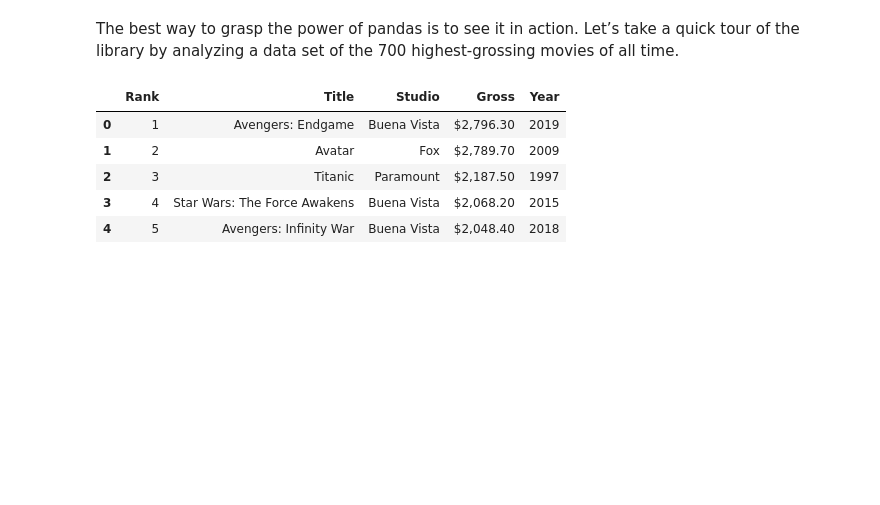
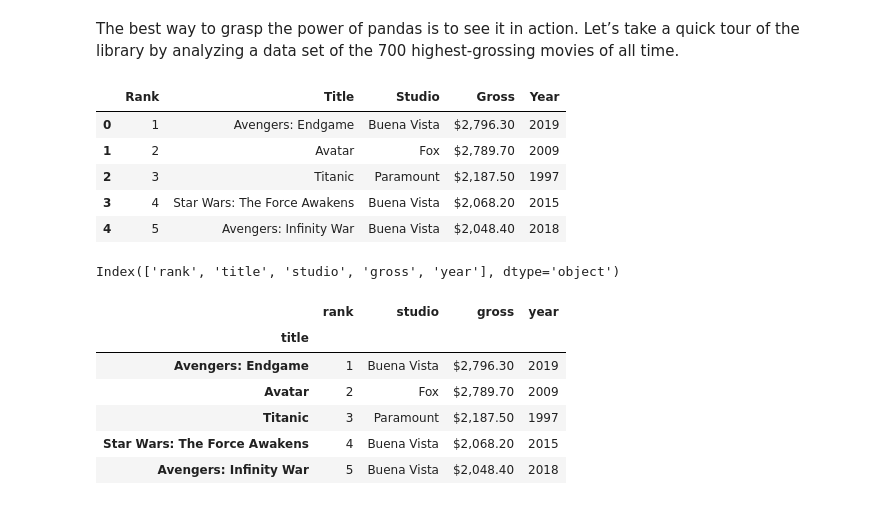
Before and after one commit to Sunday-Okey/Pandas_Lesson_Colab, a Jupyter notebook: Pandas_lesson_01.ipynb, the cells around one changed output. Saved outputs shown, nothing was run; the diff lists cells and outputs as text; code cells hidden in the pictures; blank space fills up the shorter version.

```diff
--- a/Pandas_lesson_01.ipynb
+++ b/Pandas_lesson_01.ipynb
@@ -19,3 +20,21 @@ df.head()
 | 2 | 3 | Titanic | Paramount | $2,187.50 | 1997 |
 | 3 | 4 | Star Wars: The Force Awakens | Buena Vista | $2,068.20 | 2015 |
 | 4 | 5 | Avengers: Infinity War | Buena Vista | $2,048.40 | 2018 |
+# %%
+df.columns = df.columns.str.lower()
+# %%
+df.columns
+# %% [output]
+Index(['rank', 'title', 'studio', 'gross', 'year'], dtype='object')
+# %%
+df = df.set_index('title')
+# %%
+df.head()
+# %% [output]
+|  | rank | studio | gross | year |
+| title |  |  |  |  |
+| Avengers: Endgame | 1 | Buena Vista | $2,796.30 | 2019 |
+| Avatar | 2 | Fox | $2,789.70 | 2009 |
+| Titanic | 3 | Paramount | $2,187.50 | 1997 |
+| Star Wars: The Force Awakens | 4 | Buena Vista | $2,068.20 | 2015 |
+| Avengers: Infinity War | 5 | Buena Vista | $2,048.40 | 2018 |
```
Also changed, not shown: parts of 8 cells of this notebook.
